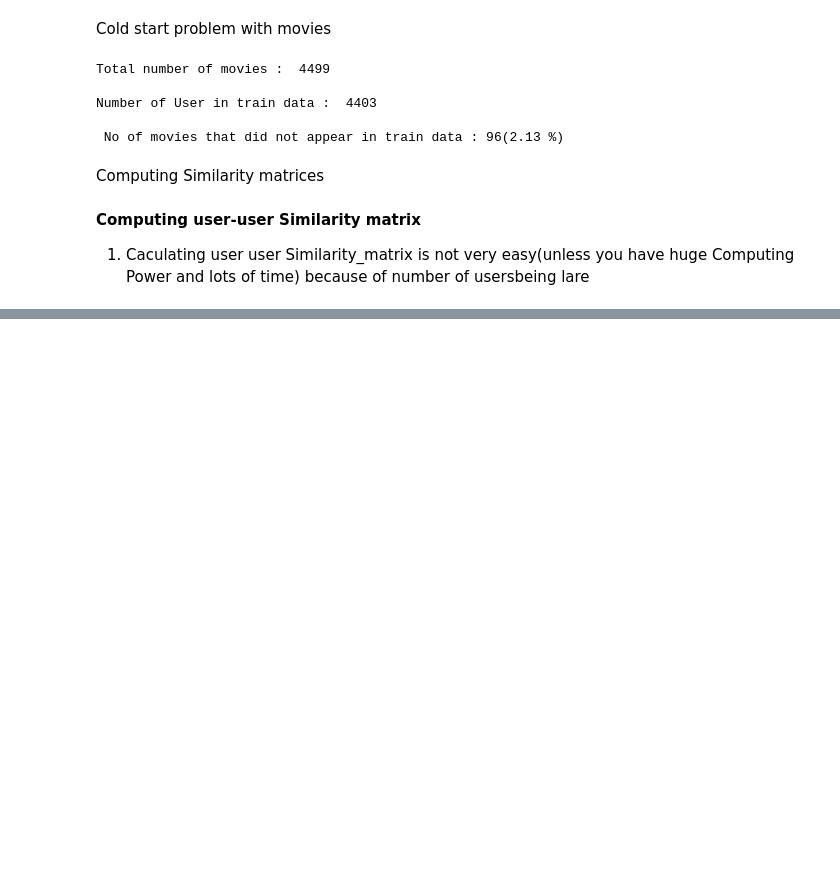
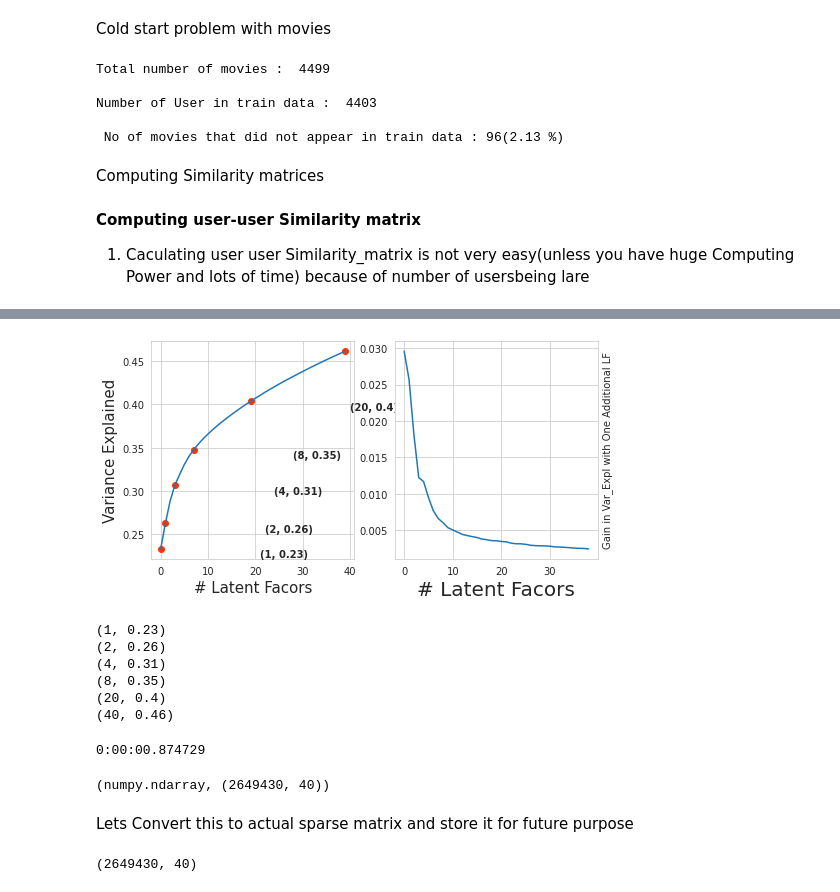
Before and after one commit to AnilKumar-06/Movie-Recommandation, a Jupyter notebook: NetflixRecommandationSystem.ipynb, the cells around one changed output, grey strips where cells are left out. Cells and saved outputs as stored; diff of their text form; code cells hidden in the pictures; blank space fills up the shorter version.

```diff
--- a/NetflixRecommandationSystem.ipynb
+++ b/NetflixRecommandationSystem.ipynb
@@ -564,0 +606,50 @@ Time taken : 0:01:17.877562
+# %%
+expl_var = np.cumsum(netflix_svd.explained_variance_ratio_)
+# %%
+fig, (ax1, ax2) = plt.subplots(nrows=1, ncols=2, figsize=plt.figaspect(.5))
+
+ax1.set_ylabel("Variance Explained", fontsize=15)
+ax1.set_xlabel("# Latent Facors", fontsize=15)
+ax1.plot(expl_var)
+# annote some (latentfactors, expl_var) to make it clear
+ind = [1, 2,4,8,20,40]
+ax1.scatter(x = [i-1 for i in ind], y = expl_var[[i-1 for i in ind]], c='#ff3300')
+for i in ind:
+    ax1.annotate(s ="({}, {})".format(i,  np.round(expl_var[i-1], 2)), xy=(i-1, expl_var[i-1]),
+                xytext = ( i+20, expl_var[i-1] - 0.01), fontweight='bold')
+
+change_in_expl_var = [expl_var[i+1] - expl_var[i] for i in range(len(expl_var)-1)]
+ax2.plot(change_in_expl_var)
+
+
+
+ax2.set_ylabel("Gain in Var_Expl with One Additional LF", fontsize=10)
+ax2.yaxis.set_label_position("right")
+ax2.set_xlabel("# Latent Facors", fontsize=20)
+
+plt.show()
+# %% [output]
+[figure, added]
+# %%
+for i in ind:
+  print("({}, {})".format(i, np.round(expl_var[i-1], 2)))
+# %% [output]
+(1, 0.23)
+(2, 0.26)
+(4, 0.31)
+(8, 0.35)
+(20, 0.4)
+(40, 0.46)
+# %%
+#lets project our original U_M matrix into 40 Dimentional space
+start = datetime.now()
+trunc_matrix = train_sparse_matrix.dot(netflix_svd.components_.T)
+print(datetime.now()-start)
+# %% [output]
+0:00:00.874729
+# %%
+type(trunc_matrix), trunc_matrix.shape
+# %% [output]
+(numpy.ndarray, (2649430, 40))
+# %% [markdown]
+Lets Convert this to actual sparse matrix and store it for future purpose
@@ -564,0 +664,4 @@ Time taken : 0:01:17.877562
+# %%
+trunc_sparse_matrix.shape
+# %% [output]
+(2649430, 40)
```
Also changed, not shown: parts of 20 cells of this notebook.
